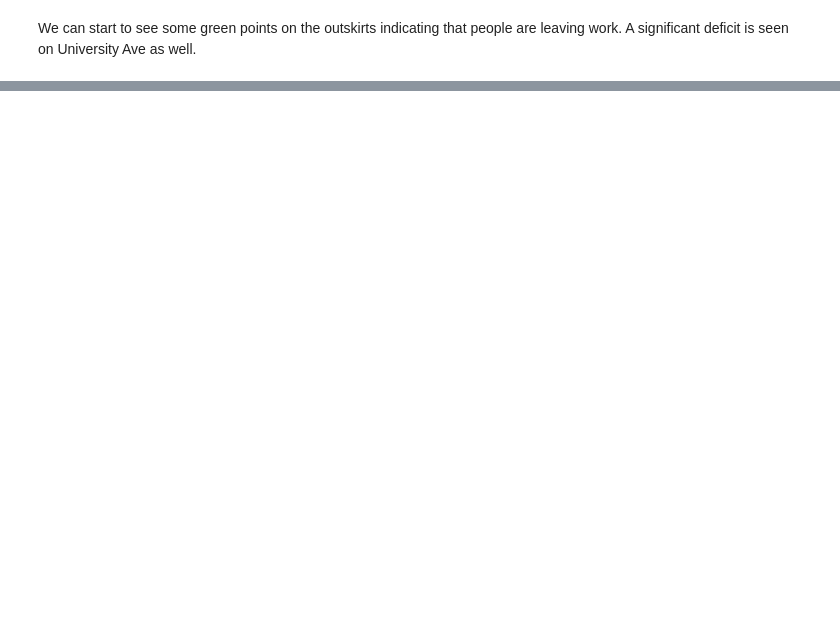
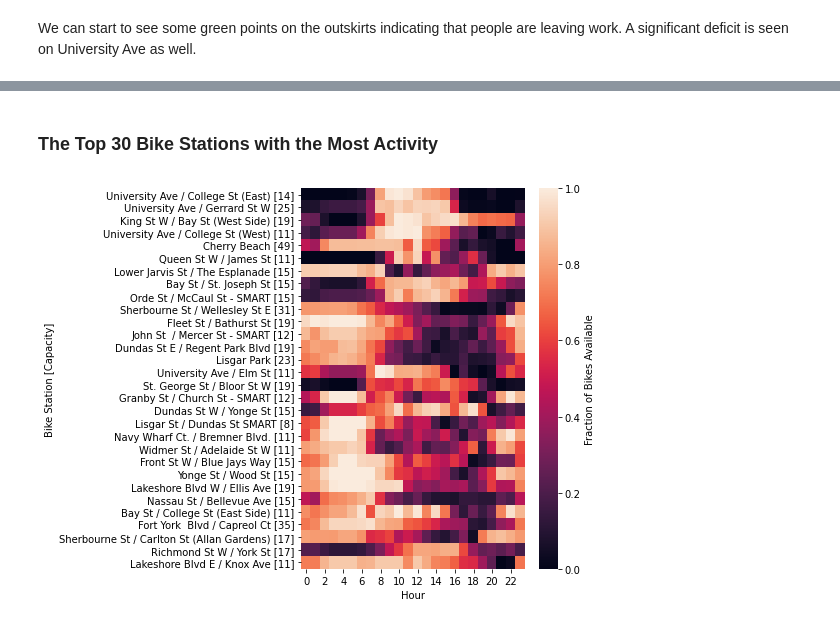
Before and after one commit to richard-tina-wedding/BikeShareTO, a Jupyter notebook: BikeShareTO_Analysis.ipynb, the cells around one changed output, grey strips where cells are left out. Saved outputs shown, nothing was run; the diff lists cells and outputs as text; code cells hidden in the pictures; blank space fills up the shorter version.

Commit message:
added heatmap

```diff
--- a/BikeShareTO_Analysis.ipynb
+++ b/BikeShareTO_Analysis.ipynb
@@ -210,0 +217,8 @@ m
+# %%
+hourly_df = df.set_index('station_id').join(stationInfo_df[['station_id','name','capacity']].set_index('station_id'))
+hourly_df['Bike Station [Capacity]'] = hourly_df['name']+" ["+hourly_df['capacity'].astype(str).replace('\.0', '', regex=True)+']'
+hourly_df['Fraction Available'] = hourly_df['num_bikes_available']/hourly_df['capacity']
+hourly_df = hourly_df.groupby(by=['Hour','Bike Station [Capacity]']).mean().unstack()
+# %%
+temp_df = hourly_df['Fraction Available'].reindex(hourly_df['Fraction Available'].std().sort_values(ascending=False).index,axis=1)
+temp_df
@@ -210,0 +245,8 @@ m
+# %% [markdown]
+### The Top 30 Bike Stations with the Most Activity
+# %%
+fig, ax = plt.subplots(figsize=(5,7))
+sns.heatmap(temp_df.T.head(30), cbar_kws={'label': 'Fraction of Bikes Available'}, ax=ax, yticklabels=True)
+plt.yticks(rotation=0);
+# %% [output]
+[figure, added]
```
Also changed, not shown: parts of 16 cells of this notebook, 4 other files.
